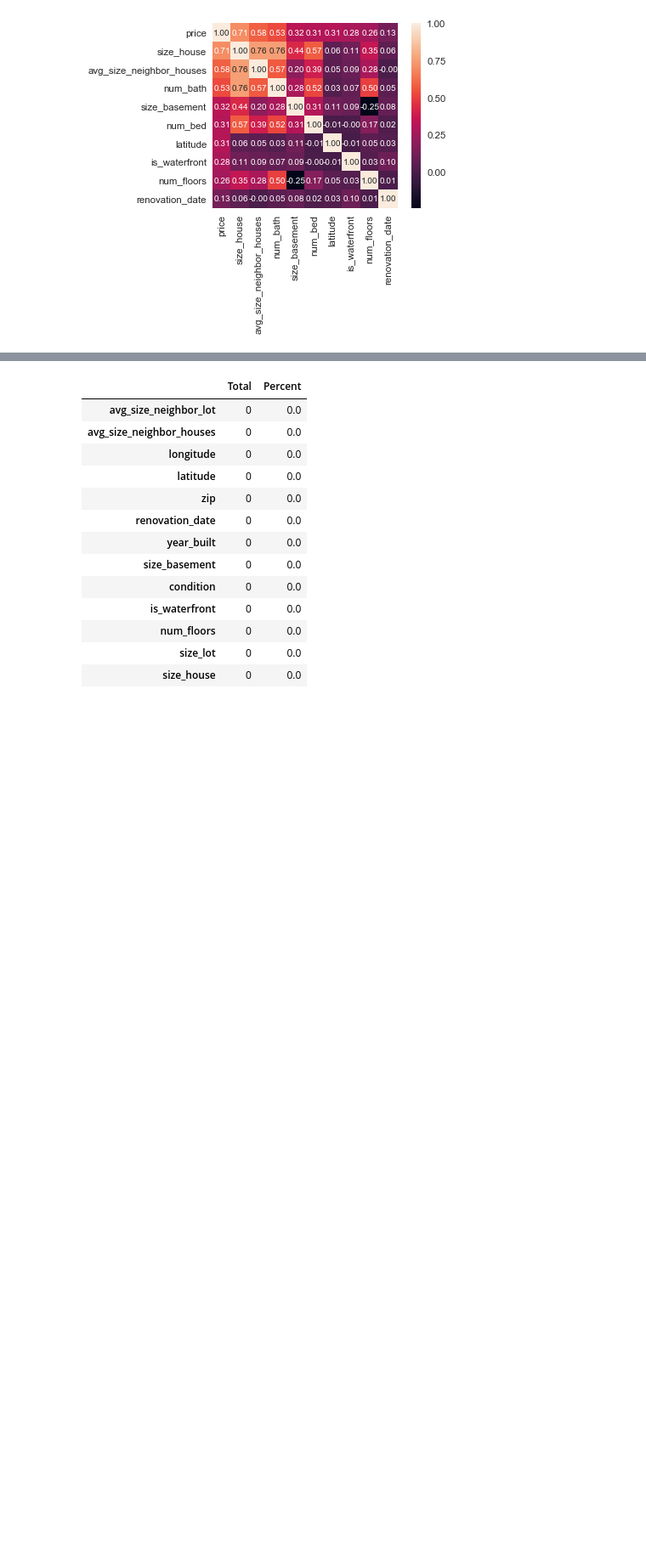
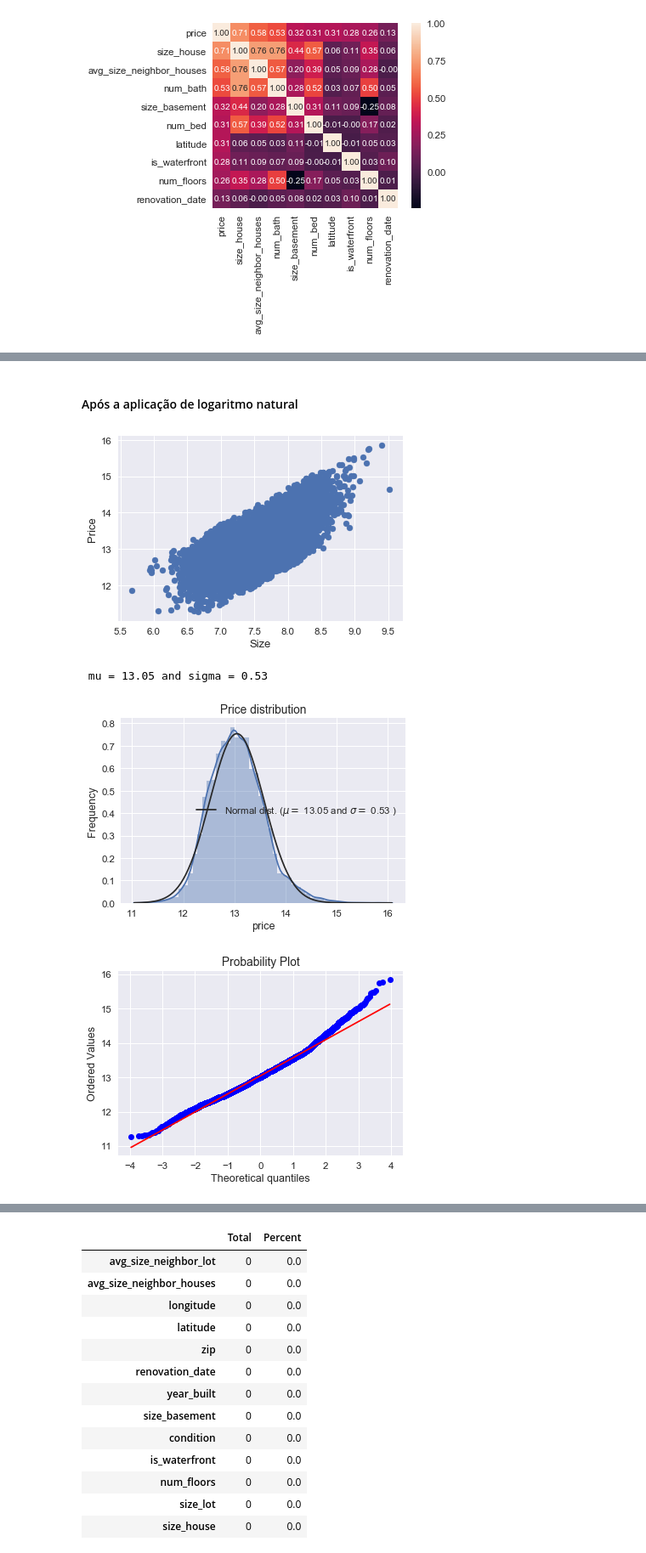
Before and after one commit to sn3fru/pricing-predict, a Jupyter notebook: notebook.ipynb, the cells around one changed output, grey strips where cells are left out. Shown at 85% size. Drawn from its saved outputs; the diff is of its cells as text; code cells hidden in the pictures; blank space fills up the shorter version.

```diff
--- a/notebook.ipynb
+++ b/notebook.ipynb
@@ -38,0 +74,29 @@ hm = sns.heatmap(cm, cbar=True, annot=True, square=True, fmt='.2f', annot_kws={'
+# %% [markdown]
+#### Após a aplicação de logaritmo natural
+# %%
+fig, ax = plt.subplots()
+ax.scatter(x = np.log(df['size_house']), y = np.log(df['price']))
+plt.ylabel('Price', fontsize=13)
+plt.xlabel('Size', fontsize=13)
+plt.show()
+
+from scipy import stats
+
+sns.distplot(np.log(df['price']) , fit=stats.norm);
+
+# Get the fitted parameters used by the function
+(mu, sigma) = stats.norm.fit(np.log(df['price']))
+print( '\n mu = {:.2f} and sigma = {:.2f}\n'.format(mu, sigma))
+plt.legend(['Normal dist. ($\mu=$ {:.2f} and $\sigma=$ {:.2f} )'.format(mu, sigma)],
+            loc='best')
+plt.ylabel('Frequency')
+plt.title('Price distribution')
+
+fig = plt.figure()
+res = stats.probplot(np.log(df['price']), plot=plt)
+plt.show()
+# %% [output]
+[figure, added]
+ mu = 13.05 and sigma = 0.53
+[figure, added]
+[figure, added]
```
Also changed, not shown: parts of 10 cells of this notebook.
